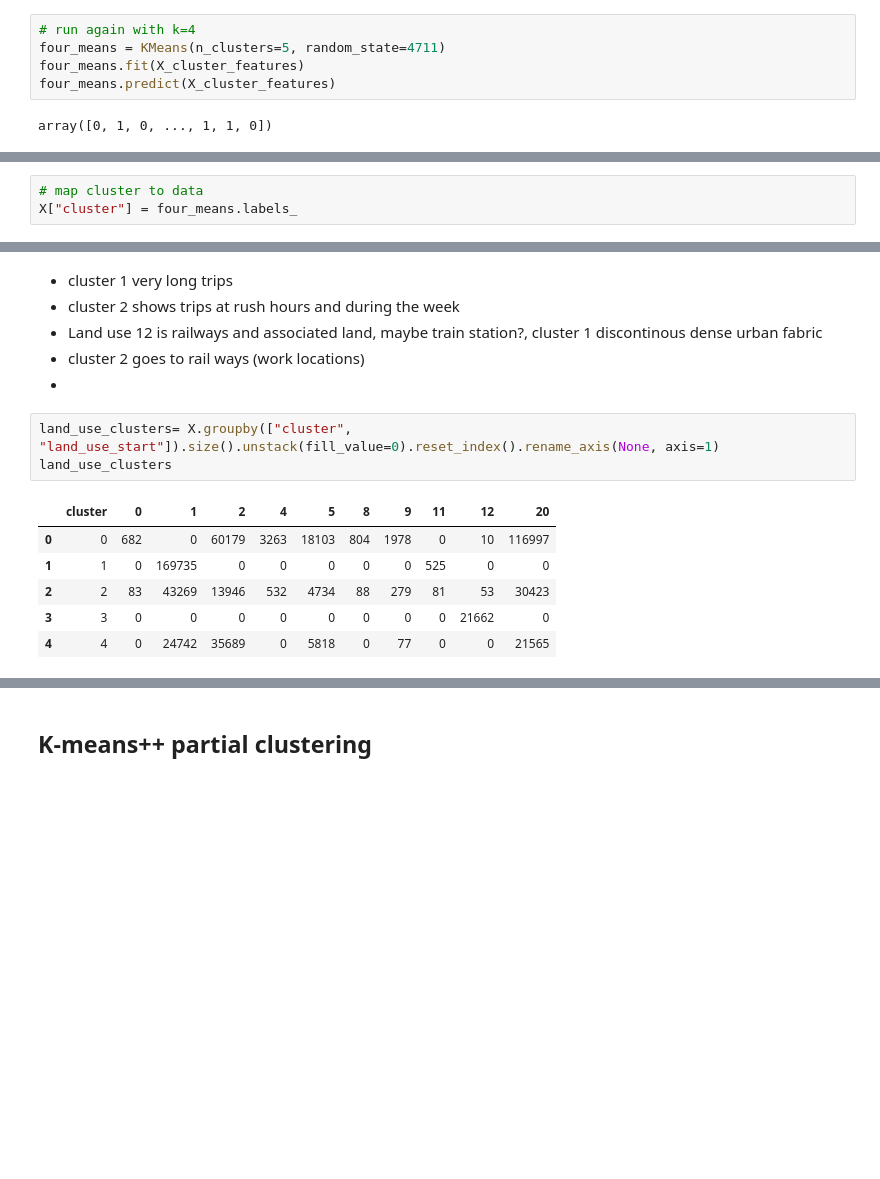
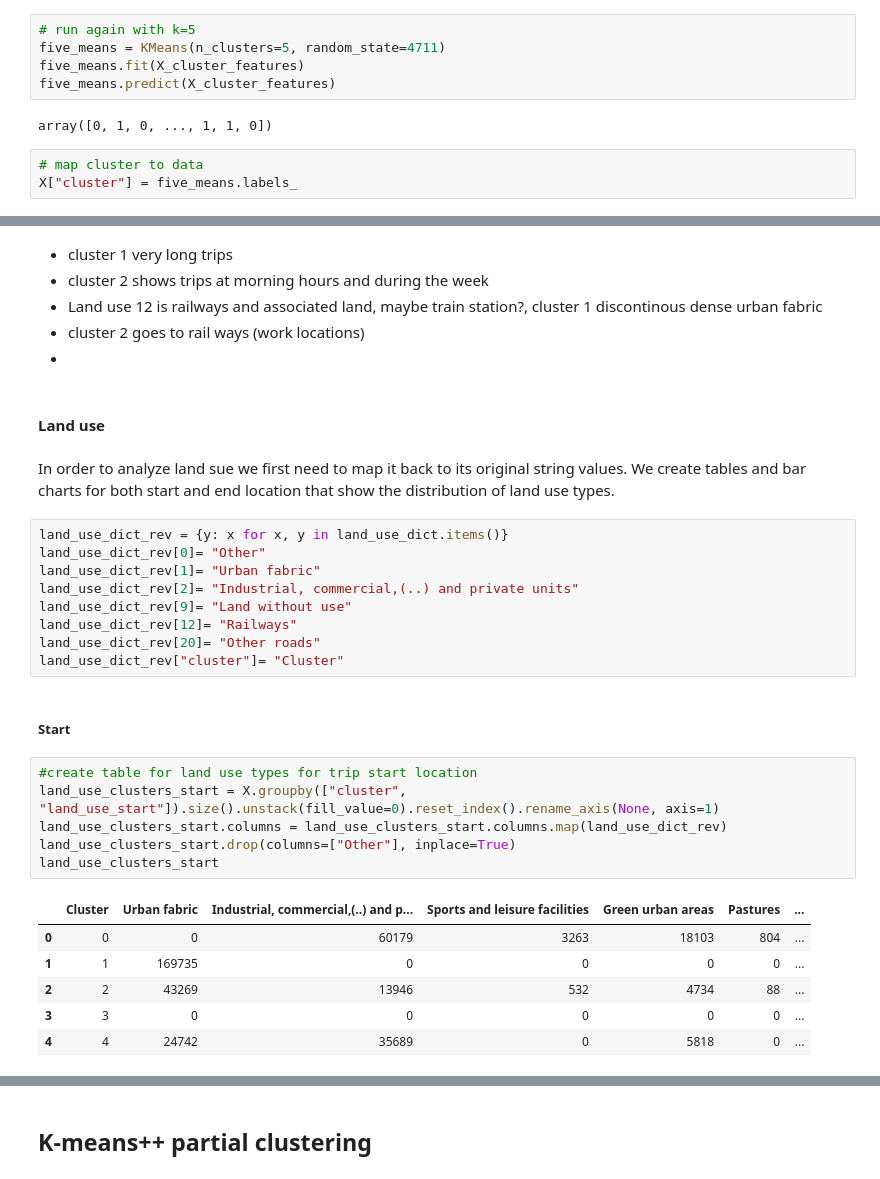
Before and after one commit to mogottsch/aaa-2022-magma, a Jupyter notebook: 03_cluster_analysis/clustering.ipynb, the cells around one changed output, grey strips where cells are left out. Cells and saved outputs as stored; diff of their text form; blank space fills up the shorter version.

```diff
--- a/03_cluster_analysis/clustering.ipynb
+++ b/03_cluster_analysis/clustering.ipynb
@@ -333,10 +369,13 @@ plt.show()
 # %% [markdown]
 We select a number of 5 clustered based on the loss curve.
 # %%
-# run again with k=4
-four_means = KMeans(n_clusters=5, random_state=4711)
-four_means.fit(X_cluster_features)
-four_means.predict(X_cluster_features)
+# run again with k=5
+five_means = KMeans(n_clusters=5, random_state=4711)
+five_means.fit(X_cluster_features)
+five_means.predict(X_cluster_features)
 # %% [output]
 array([0, 1, 0, ..., 1, 1, 0])
+# %%
+# map cluster to data
+X["cluster"] = five_means.labels_
 # %%
@@ -366,6 +438,3 @@ clusters_rounded_df.head(10)
 | 3 | 0.70 | 0.36 | 0.29 | 0.21 | 0.09 | 0.04 | 0.07 | -0.02 | ... |
 | 4 | 0.34 | 0.17 | 0.04 | 0.06 | -0.13 | -0.03 | -0.06 | 0.09 | ... |
 5 rows × 45 columns
-# %%
-# map cluster to data
-X["cluster"] = four_means.labels_
@@ -409,16 +513,34 @@ show_cluster_values(
 # %% [markdown]
 - cluster 1 very long trips
-- cluster 2 shows trips at rush hours and during the week
+- cluster 2 shows trips at morning hours and during the week
 - Land use 12 is railways and associated land, maybe train station?, cluster 1 discontinous dense urban fabric
 - cluster 2 goes to rail ways (work locations)
 -
+# %% [markdown]
+#### Land use
+# %% [markdown]
+In order to analyze land sue we first need to map it back to its original string values. We create tables and bar charts for both start and end location that show the distribution of land use types.
+# %%
+land_use_dict_rev = {y: x for x, y in land_use_dict.items()}
+land_use_dict_rev[0]= "Other"
+land_use_dict_rev[1]= "Urban fabric"
+land_use_dict_rev[2]= "Industrial, commercial,(..) and private units"
+land_use_dict_rev[9]= "Land without use"
+land_use_dict_rev[12]= "Railways"
+land_use_dict_rev[20]= "Other roads"
+land_use_dict_rev["cluster"]= "Cluster"
+# %% [markdown]
+##### Start
 # %%
-land_use_clusters= X.groupby(["cluster", "land_use_start"]).size().unstack(fill_value=0).reset_index().rename_axis(None, axis=1)
-land_use_clusters
+#create table for land use types for trip start location
+land_use_clusters_start = X.groupby(["cluster", "land_use_start"]).size().unstack(fill_value=0).reset_index().rename_axis(None, axis=1)
+land_use_clusters_start.columns = land_use_clusters_start.columns.map(land_use_dict_rev)
+land_use_clusters_start.drop(columns=["Other"], inplace=True)
+land_use_clusters_start
 # %% [output]
-|  | cluster | 0 | 1 | 2 | 4 | 5 | 8 | 9 | 11 | 12 | 20 |
-| 0 | 0 | 682 | 0 | 60179 | 3263 | 18103 | 804 | 1978 | 0 | 10 | 116997 |
-| 1 | 1 | 0 | 169735 | 0 | 0 | 0 | 0 | 0 | 525 | 0 | 0 |
-| 2 | 2 | 83 | 43269 | 13946 | 532 | 4734 | 88 | 279 | 81 | 53 | 30423 |
-| 3 | 3 | 0 | 0 | 0 | 0 | 0 | 0 | 0 | 0 | 21662 | 0 |
-| 4 | 4 | 0 | 24742 | 35689 | 0 | 5818 | 0 | 77 | 0 | 0 | 21565 |
+|  | Cluster | Urban fabric | Industrial, commercial,(..) and p... | Sports and leisure facilities | Green urban areas | Pastures | ... |
+| 0 | 0 | 0 | 60179 | 3263 | 18103 | 804 | ... |
+| 1 | 1 | 169735 | 0 | 0 | 0 | 0 | ... |
+| 2 | 2 | 43269 | 13946 | 532 | 4734 | 88 | ... |
+| 3 | 3 | 0 | 0 | 0 | 0 | 0 | ... |
+| 4 | 4 | 24742 | 35689 | 0 | 5818 | 0 | ... |
```
Also changed, not shown: parts of 55 cells of this notebook, 1 other file.
